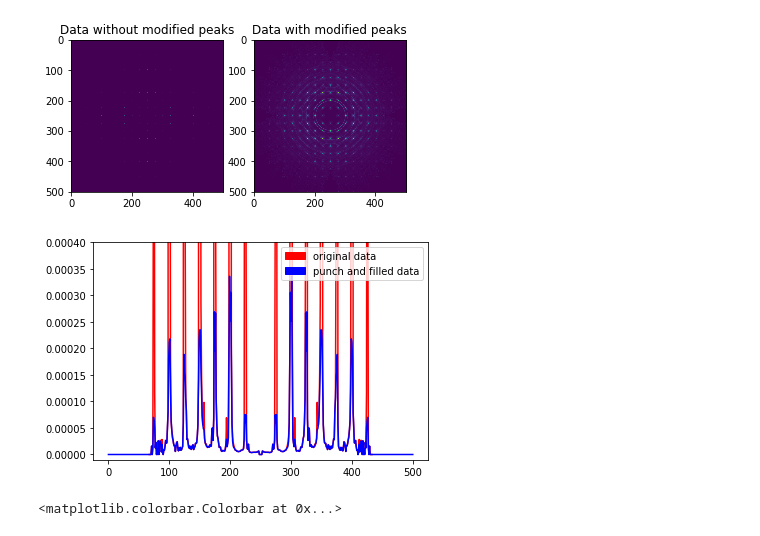
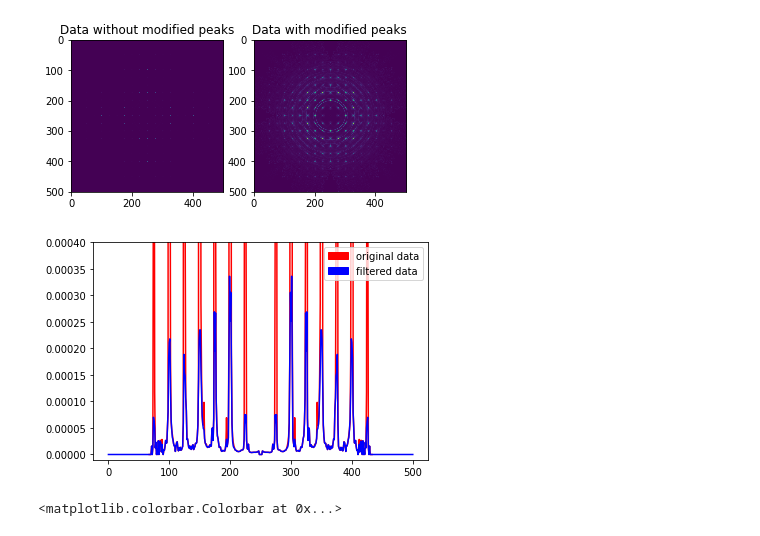
Before and after one commit to jmsweng/3D-PDF, a Jupyter notebook: Modified hampel filter.ipynb, the cells around one changed output. Saved outputs shown, nothing was run; the diff lists cells and outputs as text; code cells hidden in the pictures.

Commit message:
Fixed a figure typo
Fixes a typo in the plot legend for the 1D slice through the filtered data

```diff
--- a/Modified hampel filter.ipynb
+++ b/Modified hampel filter.ipynb
@@ -137,16 +137,16 @@ plt.show()
 # %%
 # Plot line through removed bragg peaks in slice of 3d volume
 # Plot line through removed bragg peaks in slice of 3d volume
 # Also plot same line through original data
 # Data is rescaled to show on same vertical axis (intensity is arbitrary)
-blue_patch = mpatches.Patch(color = 'blue', label = 'punch and filled data')
+blue_patch = mpatches.Patch(color = 'blue', label = 'filtered data')
 red_patch = mpatches.Patch(color = 'red', label = 'original data')
 plt.legend(handles = [red_patch, blue_patch], loc = 1)
 plt.plot(pmn[250][250], 'r', pdat[250][250], 'b')
 plt.ylim((-0.00001, 0.0004))
 plt.show()
 # %% [output]
-[figure, old version]
+[figure, new version]
 # %%
 # 3D fourier transform of data
 ft1 = ft_3d(pdat)
```
